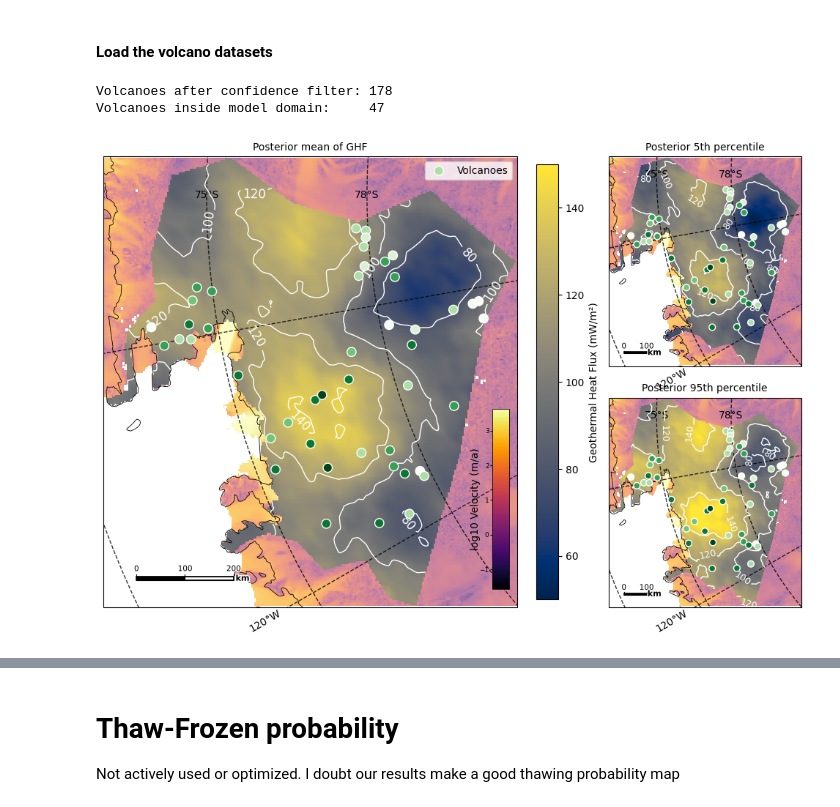
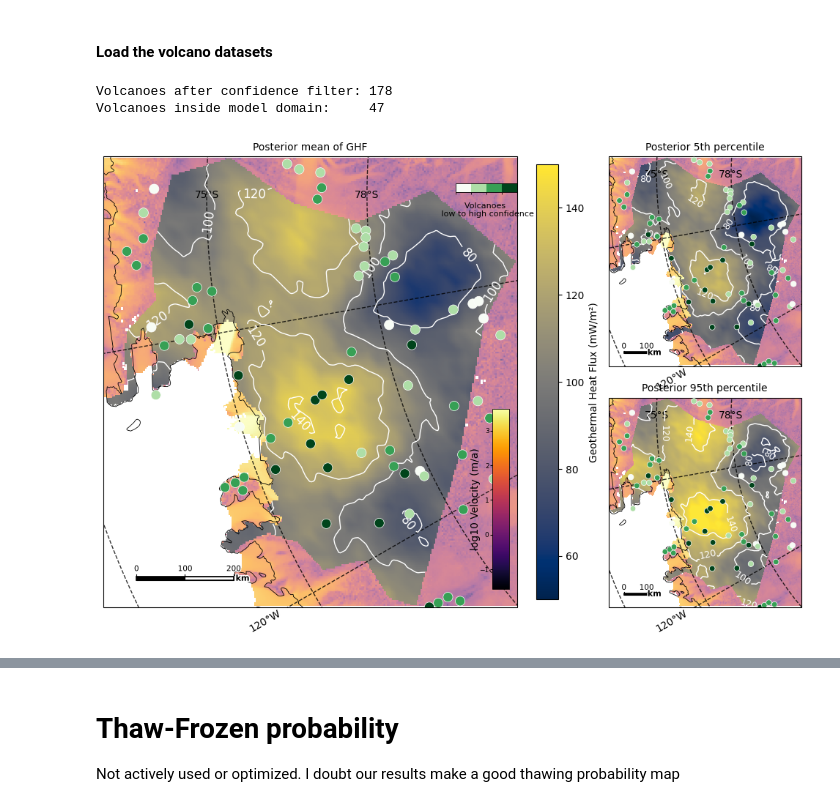
Before and after one commit to alastairyang/GMR-inference, a Jupyter notebook: notebooks/makeFigs.ipynb, the cells around one changed output, grey strips where cells are left out. Cells and saved outputs as stored; diff of their text form; code cells hidden in the pictures.

Commit message:
adding all the volcanoes, even ouside the model domain

```diff
--- a/notebooks/makeFigs.ipynb
+++ b/notebooks/makeFigs.ipynb
@@ -274,6 +284,11 @@ plotit_ghf.define_extent(xs_ase, ys_ase)
 # %% [markdown]
 #### Load the volcano datasets
 # %%
+import matplotlib.cm as cm
+import matplotlib.colors as mcolors
+from matplotlib.colorbar import ColorbarBase
+from mpl_toolkits.axes_grid1.inset_locator import inset_axes
+
 # ── Load and filter by confidence ────────────────────────────────────────
 volcano_path = "../data/other-inputs/vanWykDeVries2017_Table2_subglacial_cones.csv"
 volcano      = pd.read_csv(volcano_path)
@@ -307,41 +322,71 @@ domain_at_volcanoes = griddata(
 )
 volcano_in_domain    = domain_at_volcanoes.astype(bool)
 volcano_x_in_domain  = volcano_x[volcano_in_domain]
 volcano_y_in_domain  = volcano_y[volcano_in_domain]
 volcano_conf_in_domain = volcano_conf[volcano_in_domain]
 
 print(f"Volcanoes after confidence filter: {len(volcano_lat)}")
 print(f"Volcanoes inside model domain:     {len(volcano_x_in_domain)}")
 
 plt.close('all')
 fig = plotit_ghf.plot(data=(posterior_mean, posterior_lower, posterior_higher),
                       background=background,
                       layout='main+stack')
+# fig = plotit_ghf.plot(data=(troubleshoot, posterior_lower, posterior_higher),
+#                       background=background,
+#                       layout='main+stack')
+
+n_levels = int(volcano_conf.max() - volcano_conf.min() + 1)
+cmap_v = cm.get_cmap('Greens', n_levels)   # second arg = discrete levels directly
+norm_v   = mcolors.BoundaryNorm(
+               np.arange(volcano_conf.min() - 0.5,
+                         volcano_conf.max() + 1.5, 1),
+               ncolors=n_levels
+           )
 
 for ax in fig.axes:
     if not isinstance(ax, geoaxes.GeoAxes):
         continue
 
-    scatter_size  = 80 if ax.get_label() == 'main' else 40
-    volcano_label = 'Volcanoes' if ax.get_label() == 'main' else None
+    scatter_size = 90 if ax.get_label() == 'main' else 30
 
     ax.scatter(
-        volcano_lon[volcano_in_domain],   # ← raw longitude degrees
-        volcano_lat[volcano_in_domain],   # ← raw latitude degrees
-        c=volcano_conf_in_domain,
-        cmap='Greens',
+        volcano_lon,
+        volcano_lat,
+        c=volcano_conf,
+        cmap=cmap_v,
+        norm=norm_v,
         edgecolor='white',
+        linewidths=0.5,        # thin edge so fill color is visible
         s=scatter_size,
         zorder=10,
-        label=volcano_label,
-        transform=ccrs.PlateCarree()      # ✅ cartopy reprojects internally
+        transform=ccrs.PlateCarree()
     )
-    if volcano_label:
-        ax.legend(loc='upper right', fontsize=10)
+
+    # ── Discrete colorbar legend — main panel only ────────────────────
+    if ax.get_label() == 'main':
+        cax = inset_axes(
+            ax,
+            width='15%', height='2%',
+            loc='upper right',
+            bbox_to_anchor=(0.0, -0.06, 1.0, 1.0),
+            bbox_transform=ax.transAxes,
+            borderpad=0
+        )
+        cb = ColorbarBase(
+            cax, cmap=cmap_v, norm=norm_v,
+            orientation='horizontal',
+            ticks=[]
+        )
+        cb.set_label(
+            'Volcanoes \n low to high confidence',
+            fontsize=8, labelpad=4
+        )
+        cb.outline.set_linewidth(0.6)
 
 
 fig.savefig("../figs/ghf_5-mean-95_official_with_volcanoes.png", dpi=300, bbox_inches='tight')
 # %% [output]
 Volcanoes after confidence filter: 178
 Volcanoes inside model domain:     47
-[figure, old version]
+[figure, new version]
```
Also changed, not shown: parts of 2 cells of this notebook, 1 other file.
